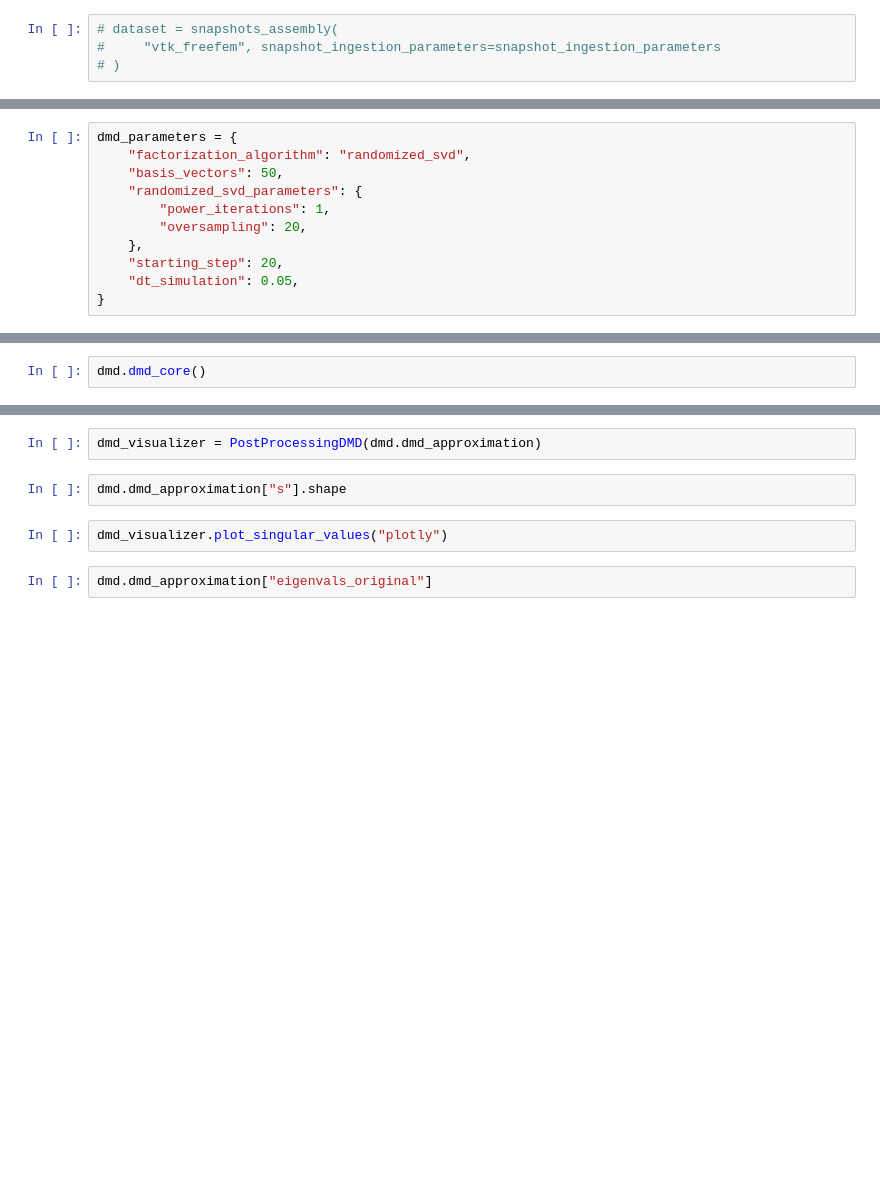
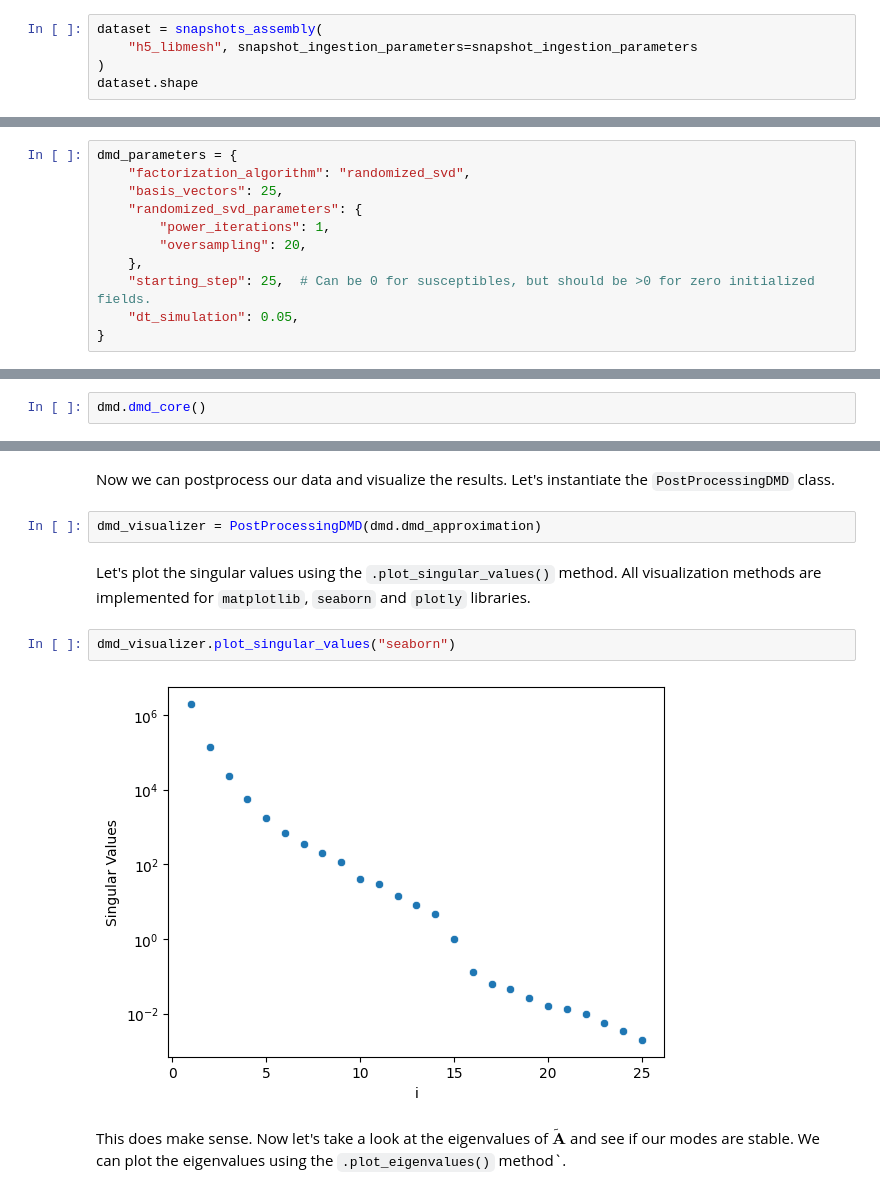
Before and after one commit to gf-barros/PADMe, a Jupyter notebook: notebooks/workspace/00_basic_usage.ipynb, the cells around one changed output, grey strips where cells are left out. Saved outputs shown, nothing was run; the diff lists cells and outputs as text; blank space fills up the shorter version.

```diff
--- a/notebooks/workspace/00_basic_usage.ipynb
+++ b/notebooks/workspace/00_basic_usage.ipynb
@@ -148,5 +178,6 @@ snapshot_ingestion_parameters = {
 }
 # %%
-# dataset = snapshots_assembly(
-#     "vtk_freefem", snapshot_ingestion_parameters=snapshot_ingestion_parameters
-# )
+dataset = snapshots_assembly(
+    "h5_libmesh", snapshot_ingestion_parameters=snapshot_ingestion_parameters
+)
+dataset.shape
@@ -153,11 +190,11 @@ snapshot_ingestion_parameters = {
 # %%
 dmd_parameters = {
     "factorization_algorithm": "randomized_svd",
-    "basis_vectors": 50,
+    "basis_vectors": 25,
     "randomized_svd_parameters": {
         "power_iterations": 1,
         "oversampling": 20,
     },
-    "starting_step": 20,
+    "starting_step": 25,  # Can be 0 for susceptibles, but should be >0 for zero initialized fields.
     "dt_simulation": 0.05,
 }
@@ -182,9 +241,13 @@ dmd.dmd_approximation.keys()
+# %% [markdown]
+Now we can postprocess our data and visualize the results. Let's instantiate the `PostProcessingDMD` class.
 # %%
 dmd_visualizer = PostProcessingDMD(dmd.dmd_approximation)
-# %%
-dmd.dmd_approximation["s"].shape
+# %% [markdown]
+Let's plot the singular values using the `.plot_singular_values()` method. All visualization methods are implemented for `matplotlib`, `seaborn` and `plotly` libraries.
 # %%
-dmd_visualizer.plot_singular_values("plotly")
+dmd_visualizer.plot_singular_values("seaborn")
+# %% [output]
+[figure, added]
-# %%
-dmd.dmd_approximation["eigenvals_original"]
+# %% [markdown]
+This does make sense. Now let's take a look at the eigenvalues of $\mathbf{\tilde{A}}$ and see if our modes are stable. We can plot the eigenvalues using the `.plot_eigenvalues()` method`.
 # %%
```
Also changed, not shown: parts of 29 cells of this notebook.
